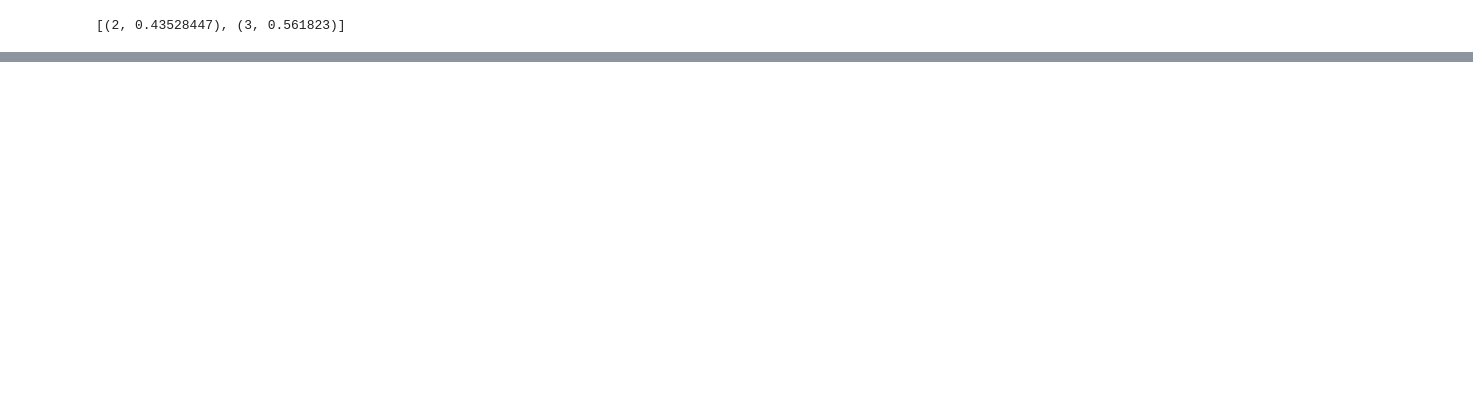
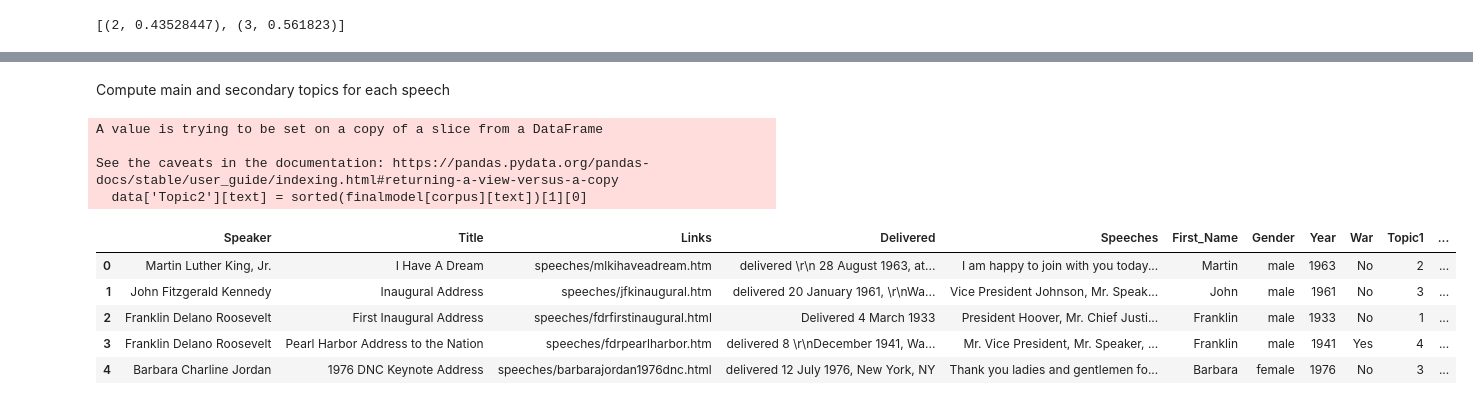
Before and after one commit to QuArtzX20/MDA_Speeches, a Jupyter notebook: Topic_Analysis_with_SpaCy.ipynb, the cells around one changed output, grey strips where cells are left out. Cells and saved outputs as stored; diff of their text form; code cells hidden in the pictures; blank space fills up the shorter version.

```diff
--- a/Topic_Analysis_with_SpaCy.ipynb
+++ b/Topic_Analysis_with_SpaCy.ipynb
@@ -291,0 +302,19 @@ finalmodel[corpus][0]
+# %% [markdown]
+Compute main and secondary topics for each speech
+# %%
+data['Topic1'] = [sorted(finalmodel[corpus][text])[0][0] for text in range (len(data['Speeches']))]
+for text in range (len(data['Speeches'])):
+    if len(finalmodel[corpus][text])>1:
+        data['Topic2'][text] = sorted(finalmodel[corpus][text])[1][0]
+data.head()
+# %% [output]
+A value is trying to be set on a copy of a slice from a DataFrame
+
+See the caveats in the documentation: https://pandas.pydata.org/pandas-docs/stable/user_guide/indexing.html#returning-a-view-versus-a-copy
+  data['Topic2'][text] = sorted(finalmodel[corpus][text])[1][0]
+|  | Speaker | Title | Links | Delivered | Speeches | First_Name | Gender | Year | War | Topic1 | ... |
+| 0 | Martin Luther King, Jr. | I Have A Dream | speeches/mlkihaveadream.htm | delivered \r\n 28 August 1963, at... | I am happy to join with you today... | Martin | male | 1963 | No | 2 | ... |
+| 1 | John Fitzgerald Kennedy | Inaugural Address | speeches/jfkinaugural.htm | delivered 20 January 1961, \r\nWa... | Vice President Johnson, Mr. Speak... | John | male | 1961 | No | 3 | ... |
+| 2 | Franklin Delano Roosevelt | First Inaugural Address | speeches/fdrfirstinaugural.html | Delivered 4 March 1933 | President Hoover, Mr. Chief Justi... | Franklin | male | 1933 | No | 1 | ... |
+| 3 | Franklin Delano Roosevelt | Pearl Harbor Address to the Nation | speeches/fdrpearlharbor.htm | delivered 8 \r\nDecember 1941, Wa... | Mr. Vice President, Mr. Speaker, ... | Franklin | male | 1941 | Yes | 4 | ... |
+| 4 | Barbara Charline Jordan | 1976 DNC Keynote Address | speeches/barbarajordan1976dnc.html | delivered 12 July 1976, New York, NY | Thank you ladies and gentlemen fo... | Barbara | female | 1976 | No | 3 | ... |
```
Also changed, not shown: parts of 15 cells of this notebook.
